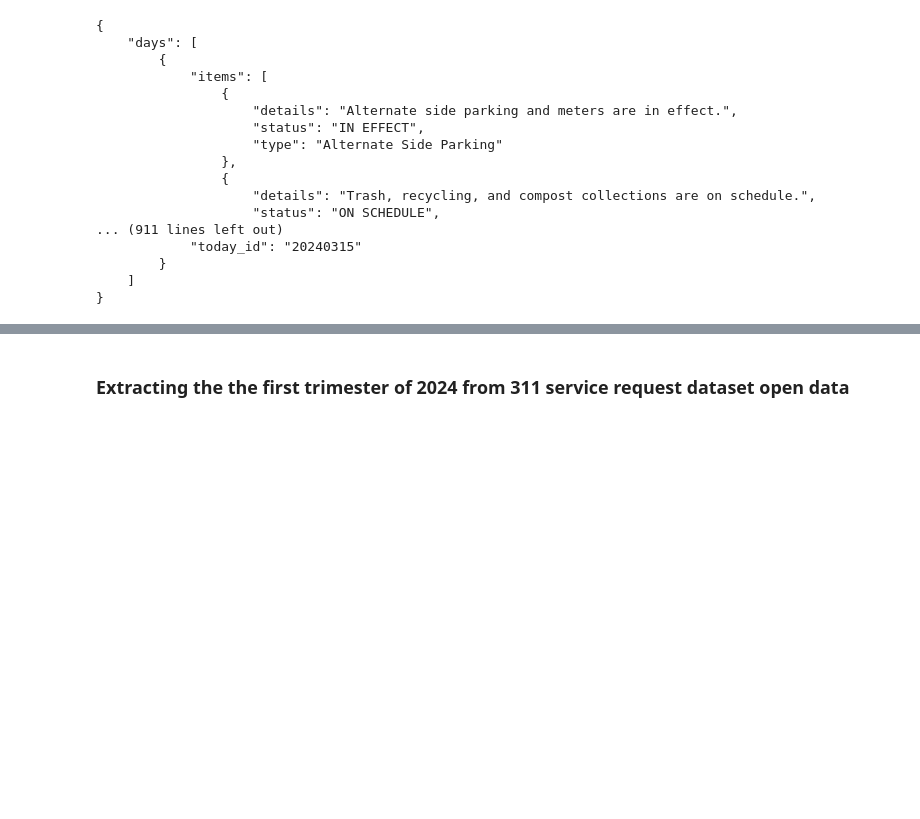
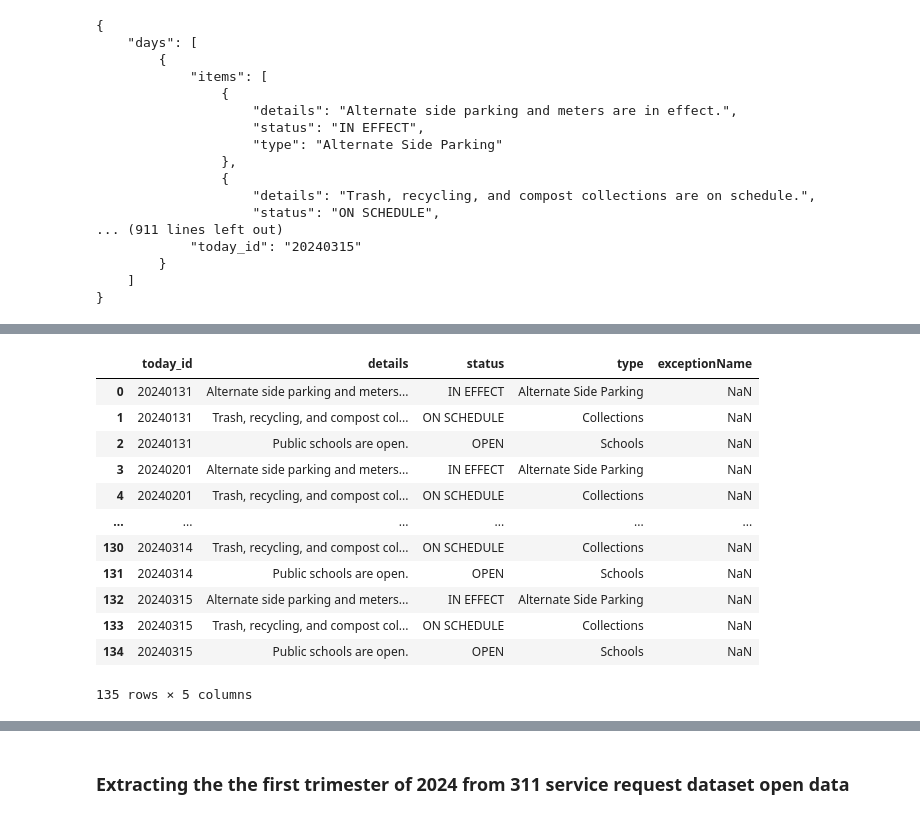
Before and after one commit to ajones1010/NYC-311-Analysis, a Jupyter notebook: nyc_311.ipynb, the cells around one changed output, grey strips where cells are left out. Drawn from its saved outputs; the diff is of its cells as text; code cells hidden in the pictures; blank space fills up the shorter version.

Commit message:
add alyssa's code to convert first api json to dataframe

```diff
--- a/nyc_311.ipynb
+++ b/nyc_311.ipynb
@@ -56,3 +56,7 @@ print(json.dumps(response_json, indent=4, sort_keys=True))
         }
     ]
 }
+# %%
+#create a dataframe from json response
+api_df = response_json
+api_df
@@ -58,0 +81,27 @@ print(json.dumps(response_json, indent=4, sort_keys=True))
+# %%
+#create a empty list to store data
+rows = []
+# Loop through the data and extract information
+for day in api_df['days']:
+    today_id = day['today_id']
+    for type in day['items']:
+        row = {'today_id': today_id}
+        row.update(type)
+        rows.append(row)
+trash_cleaned_df = pd.DataFrame(rows)
+#display dataframe
+trash_cleaned_df
+# %% [output]
+|  | today_id | details | status | type | exceptionName |
+| 0 | 20240131 | Alternate side parking and meters... | IN EFFECT | Alternate Side Parking | NaN |
+| 1 | 20240131 | Trash, recycling, and compost col... | ON SCHEDULE | Collections | NaN |
+| 2 | 20240131 | Public schools are open. | OPEN | Schools | NaN |
+| 3 | 20240201 | Alternate side parking and meters... | IN EFFECT | Alternate Side Parking | NaN |
+| 4 | 20240201 | Trash, recycling, and compost col... | ON SCHEDULE | Collections | NaN |
+| ... | ... | ... | ... | ... | ... |
+| 130 | 20240314 | Trash, recycling, and compost col... | ON SCHEDULE | Collections | NaN |
+| 131 | 20240314 | Public schools are open. | OPEN | Schools | NaN |
+| 132 | 20240315 | Alternate side parking and meters... | IN EFFECT | Alternate Side Parking | NaN |
+| 133 | 20240315 | Trash, recycling, and compost col... | ON SCHEDULE | Collections | NaN |
+| 134 | 20240315 | Public schools are open. | OPEN | Schools | NaN |
+135 rows × 5 columns
```
Also changed, not shown: parts of 3 cells of this notebook.
